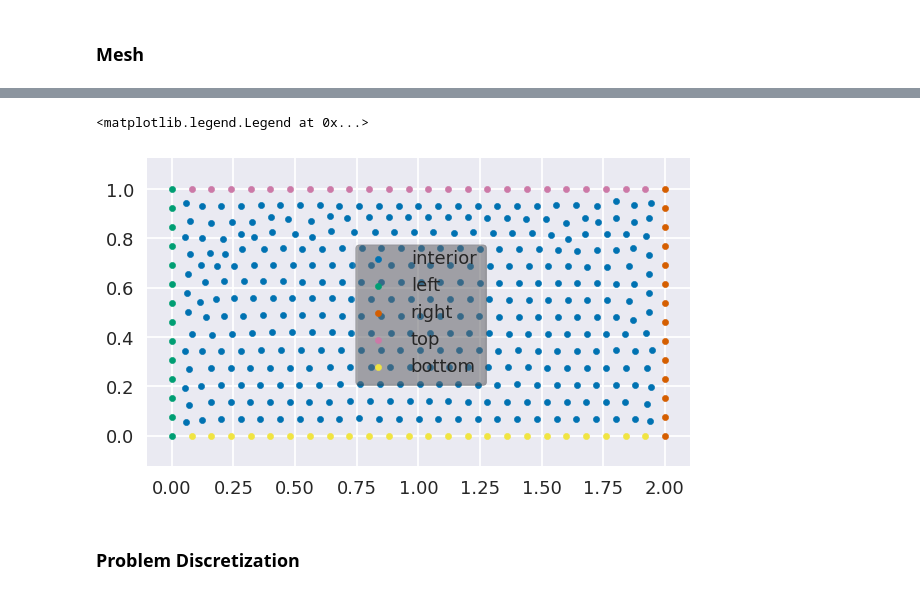
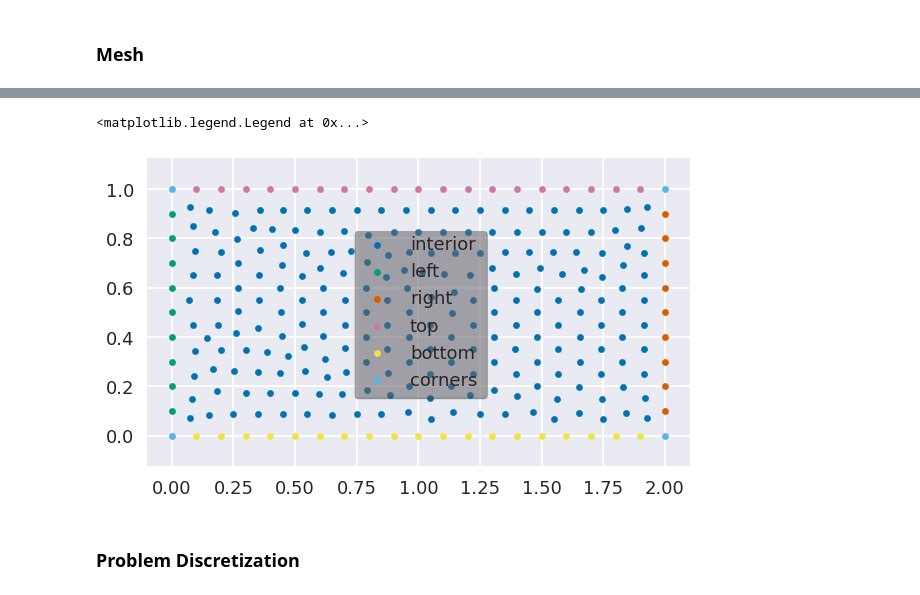
Before and after one commit to RicardoRG73/GFDM-Interfaces, a Jupyter notebook: Examples/ex6.ipynb, the cells around one changed output, grey strips where cells are left out. Drawn from its saved outputs; the diff is of its cells as text; code cells hidden in the pictures.

```diff
--- a/Examples/ex6.ipynb
+++ b/Examples/ex6.ipynb
@@ -60,7 +60,7 @@ Text(0.5, 1.0, 'Geometry')
 # %% [markdown]
 ### Mesh
 # %%
-mesh = cfm.GmshMesh(g,el_size_factor=0.08)
+mesh = cfm.GmshMesh(g,el_size_factor=0.1)
 
 coords, edof, dofs, bdofs, elementmarkers = mesh.create()
 verts, faces, vertices_per_face, is_3d = cfv.ce2vf(
@@ -91,46 +91,46 @@ right_nodes = np.asarray(bdofs[right]) - 1
 top_nodes = np.asarray(bdofs[top]) - 1
 bottom_nodes = np.asarray(bdofs[bottom]) - 1
 
-# removing corner nodes from each side in top nodes
-top_nodes = np.setdiff1d(top_nodes, left_nodes)
-top_nodes = np.setdiff1d(top_nodes, right_nodes)
+# removing corner nodes from each side
+bottom_nodes = np.setdiff1d(bottom_nodes, [0,1])
+top_nodes = np.setdiff1d(top_nodes, [2,3])
+right_nodes = np.setdiff1d(right_nodes, [1,2])
+left_nodes = np.setdiff1d(left_nodes, [0,3])
 
-# removing corner nodes from each side in bottom nodes
-bottom_nodes = np.setdiff1d(bottom_nodes, left_nodes)
-bottom_nodes = np.setdiff1d(bottom_nodes, right_nodes)
-
-boundary_nodes = np.hstack((left_nodes, right_nodes, top_nodes, bottom_nodes))
+boundary_nodes = np.hstack(([0,1,2,3],left_nodes, right_nodes, top_nodes, bottom_nodes))
 
 interior_nodes = np.setdiff1d(np.arange(coords.shape[0]), boundary_nodes)
 
 # plotting nodes
 nodes_to_plot = (
     interior_nodes,
     left_nodes,
     right_nodes,
     top_nodes,
     bottom_nodes,
+    [0,1,2,3]
 )
 labels = (
     "interior",
     "left",
     "right",
     "top",
     "bottom",
+    "corners"
 )
 plt.figure(figsize=(7,4))
 for nodes, label in zip(nodes_to_plot, labels):
     plt.scatter(
         coords[nodes, 0],
         coords[nodes, 1],
         label=label,
         s=20
     )
 plt.axis("equal")
 plt.legend(loc="center")
 # %% [output]
 <matplotlib.legend.Legend at 0x...>
-[figure, old version]
+[figure, new version]
 # %% [markdown]
 ### Problem Discretization
 # %%
```
Also changed, not shown: parts of 4 cells of this notebook, 4 other files.
